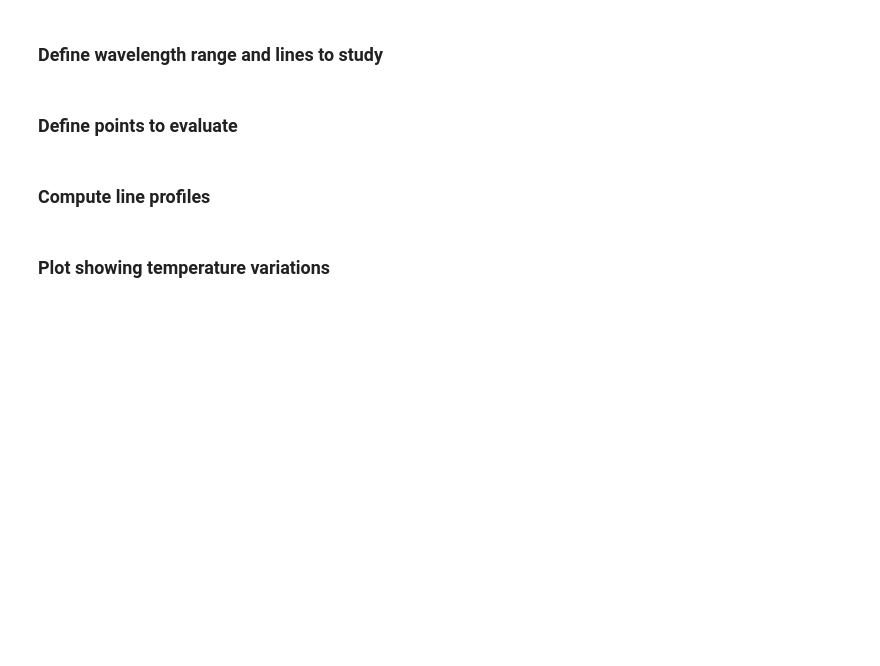
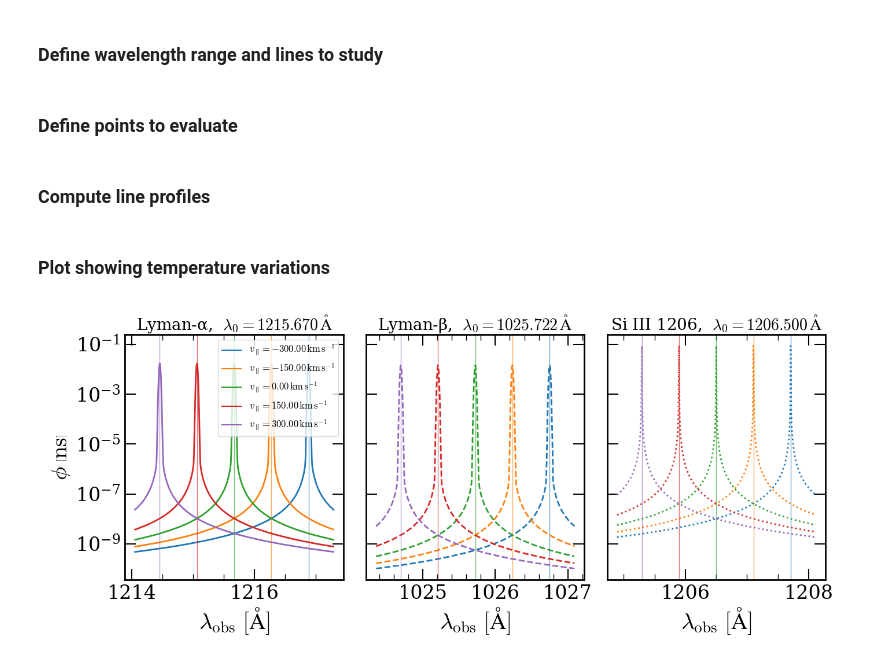
Before and after one commit to daniellopezcano/SkewerJAX, a Jupyter notebook: notebooks/5_line_profiles.ipynb, the cells around one changed output. Drawn from its saved outputs; the diff is of its cells as text; code cells hidden in the pictures; blank space fills up the shorter version.

Commit message:
velocity units: new scripts and notebooks. ToDo: modify notebook 7 metal contamination examples

```diff
--- a/notebooks/5_line_profiles.ipynb
+++ b/notebooks/5_line_profiles.ipynb
@@ -387,4 +400,6 @@ fields = Fields({
 })
 # %% [markdown]
 ### Define wavelength range and lines to study
+# %%
+velocities_kms = jnp.linspace(-400.0, 400.0, 10**4)
 # %%
@@ -408,16 +420,81 @@ scale_factor_obs = jnp.ones(quadri_vectors.shape[0:-1])            # scale facto
+# %%
+a_dagger = jnp.ones_like(quadri_vectors[..., 0])
 # %% [markdown]
 ### Compute line profiles
 # %%
 phi_ns = line_profile.compute_line_profiles(
-    quadri_vectors,
-    LoS_directions,
-    scale_factor_obs,
-    wavelengths,
-    line_bundle,
-    fields,
-    voigt_implementation_mode = "ExoJAX",
+    quadri_vectors, LoS_directions, velocities_kms, a_dagger, line_bundle, fields, voigt_implementation_mode="ExoJAX"
 )
-print("Shape of phi_ns", phi_ns.shape, ". Expected shape (N_lines, *batch_shape, N_lambda) = (",line_bundle.n_lines,",",quadri_vectors.shape[:-1],",",len(wavelengths),")")
 # %% [markdown]
 ### Plot showing temperature variations
+# %%
+scale_factor_obs = np.ones_like(quadri_vectors[..., 0])
+
+linestyles = ['-', '--', ':']
+
+# Convert JAX arrays to NumPy for plotting
+phi_np = np.asarray(phi_ns)  # (N_lines, N_sk, N_ppsk, N_v)
+# %%
+N_ppsk = quadri_vectors.shape[1]
+N_v = len(velocities_kms)
+
+# Choose skewer index
+i_sk = N_sk // 2
+
+# Pick a_dagger and a_obs once for this selected skewer. This assumes they are scalar or constant along the selected skewer.
+if jnp.asarray(a_dagger).ndim == 0:
+    a_dagger_plot = a_dagger
+else:
+    a_dagger_plot = a_dagger[i_sk, 0]
+
+if jnp.asarray(scale_factor_obs).ndim == 0:
+    a_obs_plot = scale_factor_obs
+else:
+    a_obs_plot = scale_factor_obs[i_sk, 0]
+
+wavelengths_per_line_A = line_profile.velocities_to_line_centered_wavelengths(
+    velocities_kms, line_bundle, a_dagger_plot, a_obs=a_obs_plot
+)  # (N_lines, N_v)
+
+indices_for_species = {sp: line_bundle.indices_for_species(sp) for sp in line_bundle.species_keys}
+LoS_velocity_lines = fields.tile_field_to_lines(
+    "LoS_velocity", quadri_vectors.reshape(-1, 4), indices_for_species=indices_for_species, LoS_directions=LoS_directions.reshape(-1, 3),
+).reshape(line_bundle.n_lines, *quadri_vectors.shape[:-1])
+
+
+
+fig, axes = plt.subplots(nrows=1, ncols=line_bundle.n_lines, figsize=(14, 6), sharex=False, sharey=True)
+if line_bundle.n_lines == 1:
+    axes = [axes]
+
+for i_sp, (ax, line) in enumerate(zip(axes, line_bundle.lines)):
+    lambda0 = line.lambda0_A
+    lambdas_A = np.asarray(wavelengths_per_line_A[i_sp])
+
+    for i_ppsk in range(N_ppsk):
+
+        a_local = quadri_vectors[i_sk, i_ppsk, 0]
+        v_los = LoS_velocity_lines[i_sp, i_sk, i_ppsk]  # [km/s]
+        beta = v_los / phys.c_kms
+        Dop = jnp.sqrt((1.0 - beta) / (1.0 + beta))
+        _lambda_shifted_doppler = float(lambda0 * a_obs_plot / a_local * Dop)
+        ax.axvline(_lambda_shifted_doppler, color=colors[i_ppsk], linestyle="-", linewidth=1.0, alpha=0.65)
+
+        profile = phi_np[i_sp, i_sk, i_ppsk, :]
+
+        ax.plot(lambdas_A, profile, color=colors[i_ppsk], linestyle=linestyles[i_sp], linewidth=2.0)
+
+    ax.set_title(rf"{line.name},  $\lambda_0 = {line.lambda0_A:.3f}\,\mathrm{{\AA}}$", fontsize=20)
+    ax.set_yscale("log")
+    ax.set_xlabel(r"$\lambda_{\rm obs}\ [\mathrm{\AA}]$")
+
+axes[0].set_ylabel(r"$\phi\; \left[\mathrm{ns}\right]$")
+
+handles = [Line2D([0], [0], color=colors[i_ppsk], linestyle="-", linewidth=1.5, label=rf"$v_\parallel={float(LoS_velocity_lines[i_sp, i_sk, i_ppsk]):.2f}\,\mathrm{{km\,s^{{-1}}}}$") for i_ppsk in range(N_ppsk)]
+axes[0].legend(handles=handles, loc="upper right", fontsize=12, frameon=True)
+
+fig.tight_layout()
+plt.show()
+# %% [output]
+[figure, added]
 # %%
```
Also changed, not shown: parts of 29 cells of this notebook, 9 other files.
